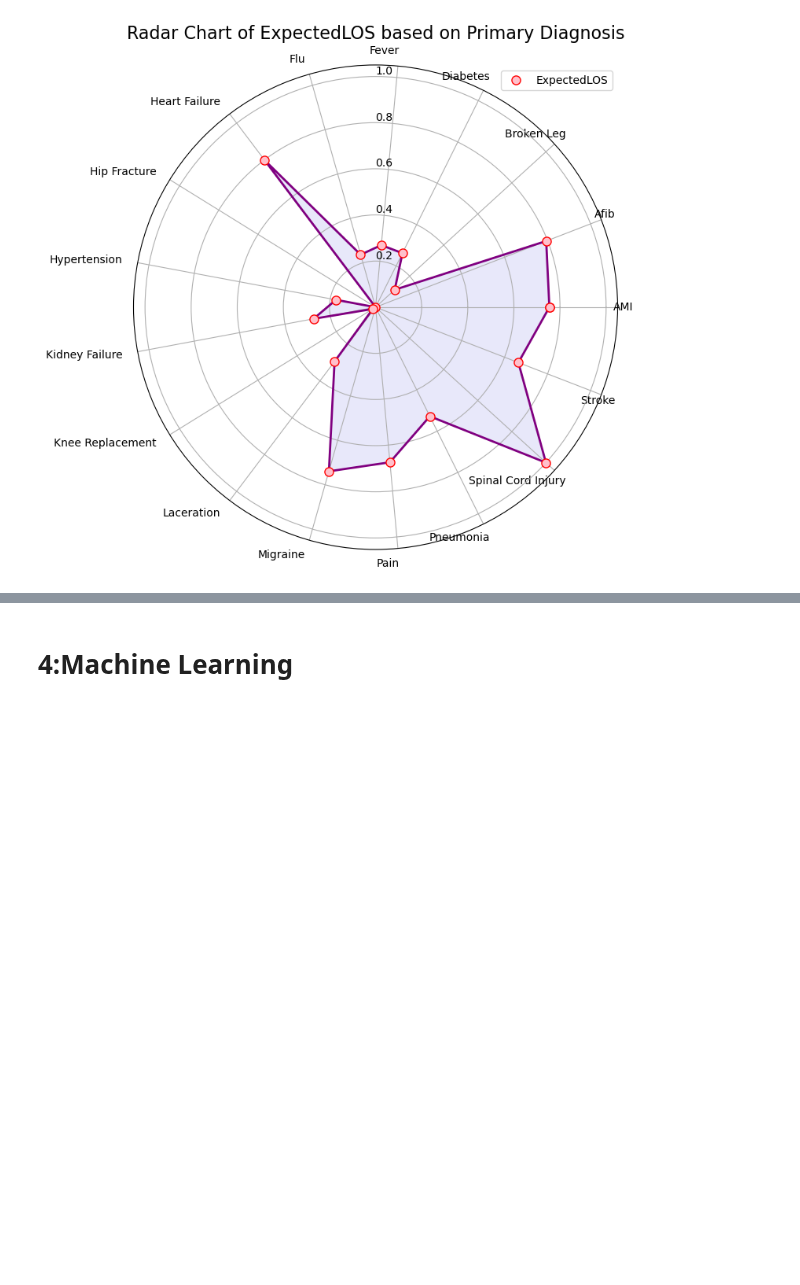
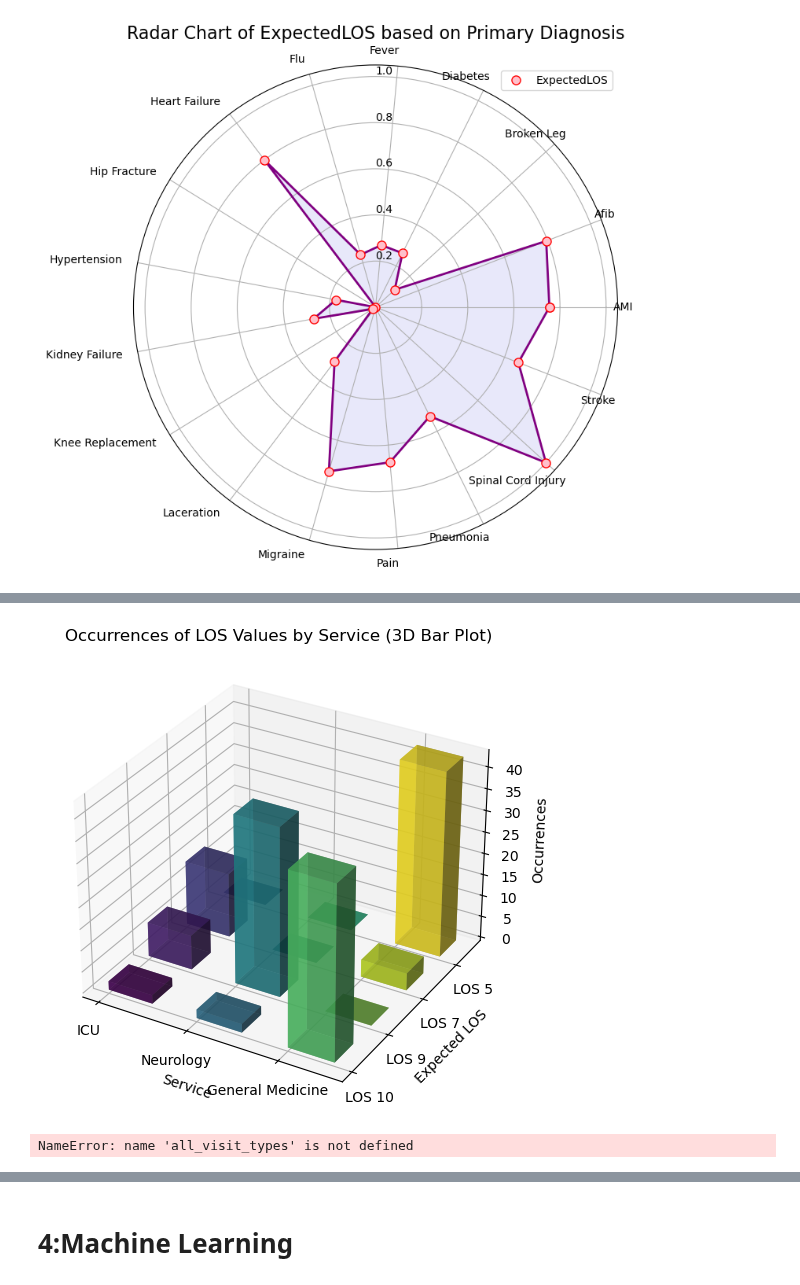
Before and after one commit to Amitha-sridhar/Py-Coders, a Jupyter notebook: Additional_Queries.ipynb, the cells around one changed output, grey strips where cells are left out. Saved outputs shown, nothing was run; the diff lists cells and outputs as text; code cells hidden in the pictures; blank space fills up the shorter version.

```diff
--- a/Additional_Queries.ipynb
+++ b/Additional_Queries.ipynb
@@ -124,0 +127,72 @@ plt.show()
+# %%
+# rounding up LOS
+re_adm['expected_los'] = np.ceil(re_adm['ExpectedLOS'])
+
+# Filter services
+filter_service = ["ICU", "Neurology", "General Medicine"]
+select_service = re_adm[re_adm["Service"].isin(filter_service)]
+select_LOS = [10, 9, 7, 5]
+
+# Count occurrences of specified LOS
+service_counts = {}
+for service in filter_service:
+    service_data = select_service[select_service["Service"] == service]
+    los_sum_counts = [service_data["expected_los"].isin([los]).sum() for los in select_LOS]
+    service_counts[service] = los_sum_counts
+
+service_names = list(service_counts.keys())
+occurrences = np.array(list(service_counts.values())).T
+
+# Create a 3D bar plot
+fig = plt.figure(figsize=(10, 6))
+ax = fig.add_subplot(111, projection='3d')
+
+xpos, ypos = np.meshgrid(np.arange(len(service_names)), np.arange(len(select_LOS)), indexing="ij")
+xpos = xpos.flatten()
+ypos = ypos.flatten()
+zpos = np.zeros_like(xpos)
+dx = dy = 0.5
+dz = occurrences.flatten()
+
+colors = plt.cm.viridis(np.linspace(0, 1, len(service_names) * len(select_LOS)))
+
+for i in range(len(service_names) * len(select_LOS)):
+    ax.bar3d(xpos[i], ypos[i], zpos[i], dx, dy, dz[i], shade=True, color=colors[i], alpha=0.7)
+
+ax.set_xlabel('Service')
+ax.set_ylabel('Expected LOS')
+ax.set_zlabel('Occurrences')
+ax.set_title('Occurrences of LOS Values by Service (3D Bar Plot)')
+ax.set_xticks(np.arange(len(service_names)))
+ax.set_xticklabels(service_names)
+ax.set_yticks(np.arange(len(select_LOS)))
+ax.set_yticklabels([f'LOS {los}' for los in select_LOS])
+
+plt.show()
+# %% [output]
+[figure, added]
+# %%
+import pandas as pd
+import matplotlib.pyplot as plt
+
+# Assuming you have a DataFrame named 'amb_visits' with columns: 'VisitType', 'PatientMRN'
+
+# Group the data by 'VisitType' and count unique patients
+visit_type_counts = amb_visits['VisitType'].value_counts()
+
+# Fill in missing visit types with zero count
+visit_type_counts = visit_type_counts.reindex(all_visit_types, fill_value=0)
+
+# Plotting
+fig, ax = plt.subplots()
+visit_type_counts.plot(kind='bar', ax=ax)
+
+# Set labels and title
+ax.set_xlabel('Visit Type')
+ax.set_ylabel('Number of Patients')
+ax.set_title('Number of Patients in Each Visit Type')
+
+# Show the plot
+plt.show()
+# %% [output]
+NameError: name 'all_visit_types' is not defined
```
Also changed, not shown: parts of 10 cells of this notebook, 1 other file.
